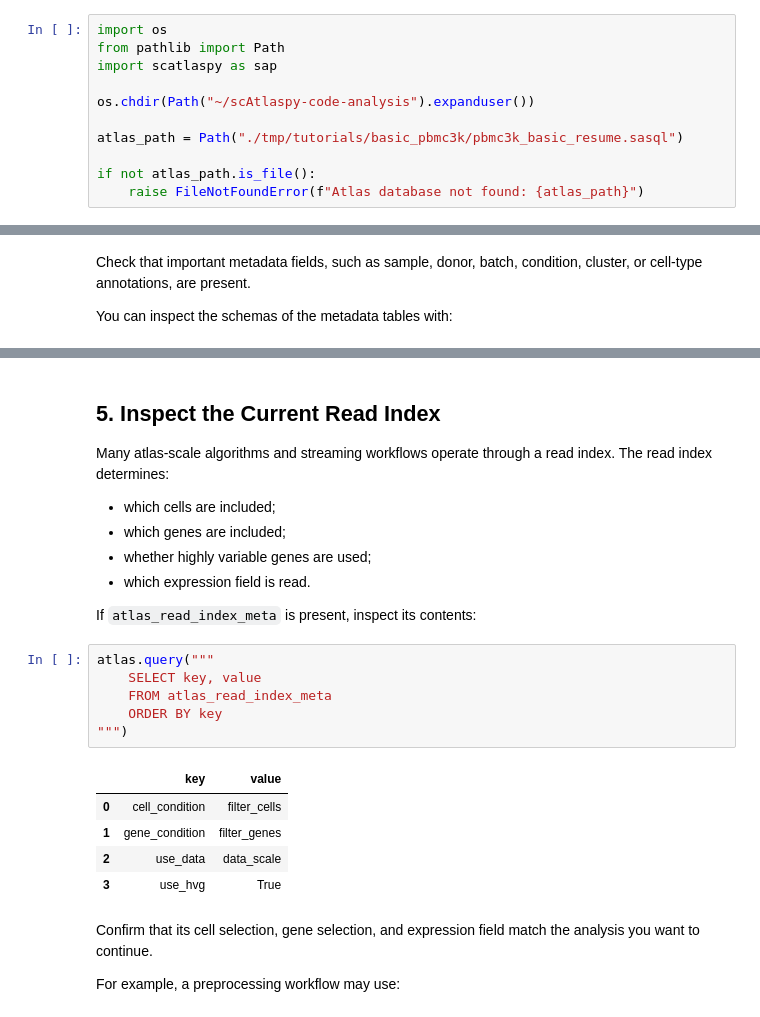
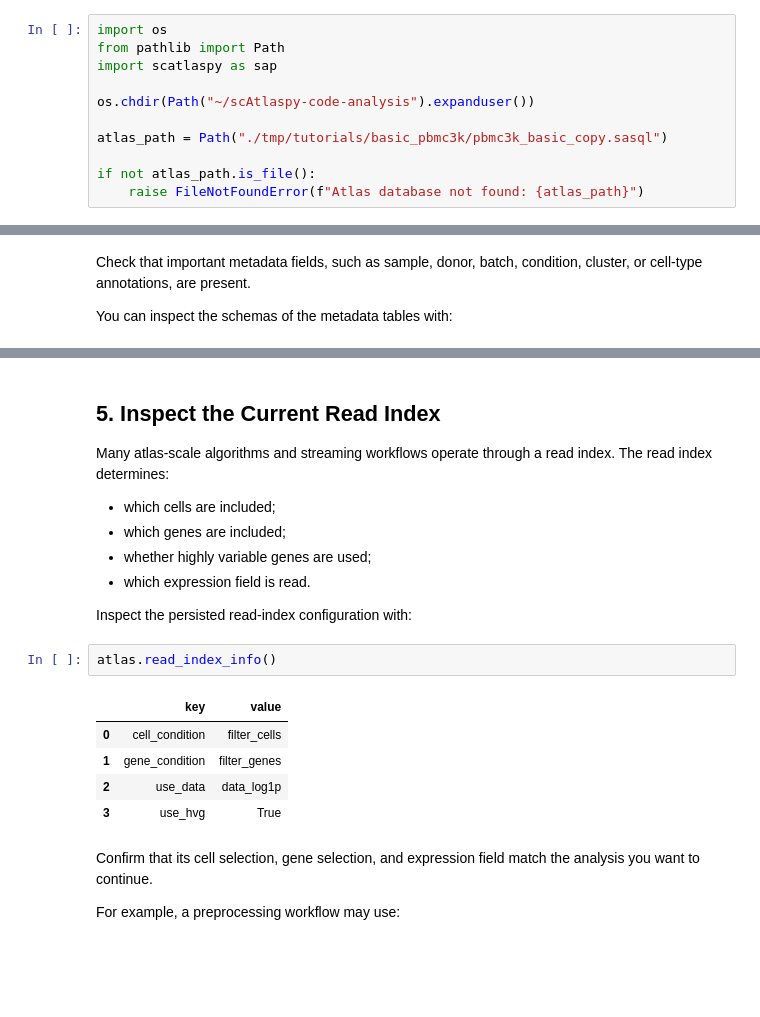
Before and after one commit to scAtlasPy/scAtlasPy, a Jupyter notebook: docs/tutorials/advanced/resume-existing-atlas.ipynb, the cells around one changed output, grey strips where cells are left out. Saved outputs shown, nothing was run; the diff lists cells and outputs as text; blank space fills up the shorter version.

```diff
--- a/docs/tutorials/advanced/resume-existing-atlas.ipynb
+++ b/docs/tutorials/advanced/resume-existing-atlas.ipynb
@@ -44,7 +44,7 @@ import scatlaspy as sap
 
 os.chdir(Path("~/scAtlaspy-code-analysis").expanduser())
 
-atlas_path = Path("./tmp/tutorials/basic_pbmc3k/pbmc3k_basic_resume.sasql")
+atlas_path = Path("./tmp/tutorials/basic_pbmc3k/pbmc3k_basic_copy.sasql")
 
 if not atlas_path.is_file():
     raise FileNotFoundError(f"Atlas database not found: {atlas_path}")
@@ -159,18 +179,14 @@ index. The read index determines:
 - whether highly variable genes are used;
 - which expression field is read.
 
-If `atlas_read_index_meta` is present, inspect its contents:
+Inspect the persisted read-index configuration with:
 # %%
-atlas.query("""
-    SELECT key, value
-    FROM atlas_read_index_meta
-    ORDER BY key
-""")
+atlas.read_index_info()
 # %% [output]
 |  | key | value |
 | 0 | cell_condition | filter_cells |
 | 1 | gene_condition | filter_genes |
-| 2 | use_data | data_scale |
+| 2 | use_data | data_log1p |
 | 3 | use_hvg | True |
 # %% [markdown]
 Confirm that its cell selection, gene selection, and expression field match the
```
Also changed, not shown: parts of 10 cells of this notebook, 9 other files.
